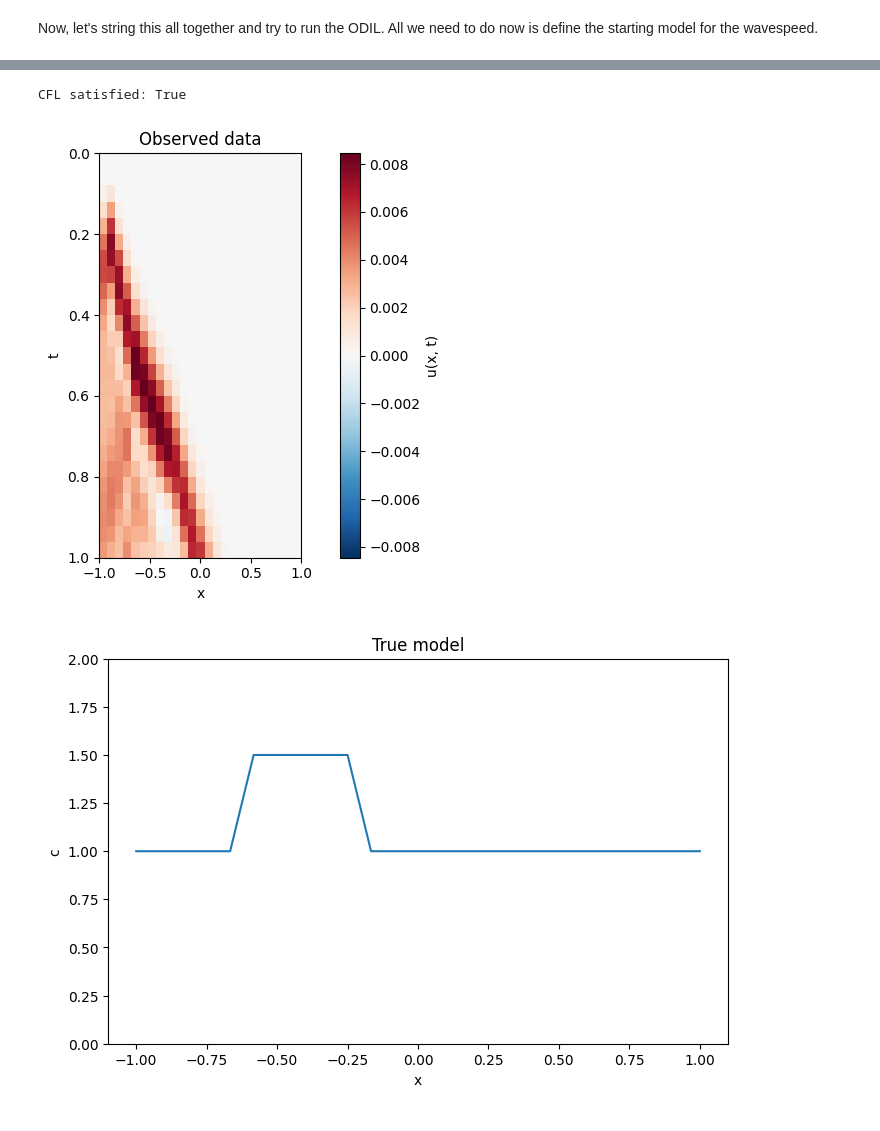
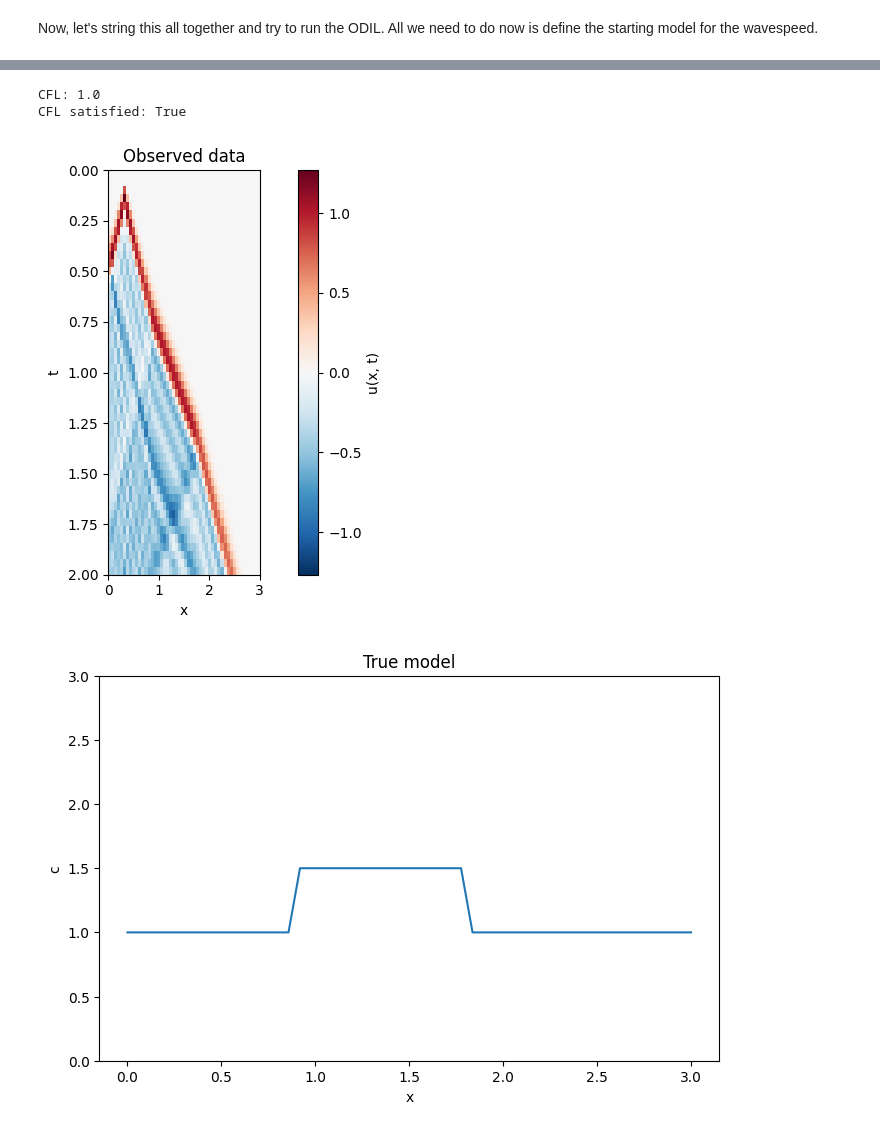
Before and after one commit to Commit2Cosmos/Transcranial-Ultrasound-ODIL, a Jupyter notebook: notebooks/sandbox/1dfwi.ipynb, the cells around one changed output, grey strips where cells are left out. Drawn from its saved outputs; the diff is of its cells as text; code cells hidden in the pictures.

Commit message:
feat: update normalisation and wavefield initislisation

```diff
--- a/notebooks/sandbox/1dfwi.ipynb
+++ b/notebooks/sandbox/1dfwi.ipynb
@@ -206,13 +206,14 @@ class AcquisitionGeometry:
     source: torch.Tensor
     ts: float
 
-    def __init__(self, u: Wavefield, recv_idx: torch.Tensor, f_peak: float=2.0, time_shift: float=0.1, num_recvs: int=3, source_idx: int=1):
+    def __init__(self, u: Wavefield, recv_idx: torch.Tensor=torch.empty(0), f_peak: float=2.0, time_shift: float=0.0, num_recvs: int=3, source_idx: int=1, source_scale: float=1.0):
         self.u = u
         self.source_idx = source_idx
+        self.source_scale = source_scale
 
-        if recv_idx is None:
+        if len(recv_idx) == 0:
             # compute receiver indices, offset from source
-            self.recv_idx = torch.linspace(self.source_idx + 2, u.I - 1, num_recvs, dtype=torch.int).long()
+            self.recv_idx = torch.linspace(1, u.I - 2, num_recvs, dtype=torch.int).long()
         else:
             self.recv_idx = recv_idx.long()
 
@@ -226,7 +227,7 @@ class AcquisitionGeometry:
     def ricker_source(self) -> torch.Tensor:
         t = torch.linspace(self.u.t_0, self.u.t_N, self.u.N, dtype=torch.float64)
         amplitude = (torch.pi**2) * (self.f_peak**2) * ((t - self.time_shift)**2)
-        return (1 - 2*amplitude) * torch.exp(-amplitude)
+        return self.source_scale * (1 - 2*amplitude) * torch.exp(-amplitude)
 
     def show_source(self):
         fig, ax = plt.subplots(figsize=(8, 4))
@@ -424,10 +429,9 @@ def run_odil(u: Wavefield, functional: Discrete1DFWILoss,
 Now, let's string this all together and try to run the ODIL. All we need to do now is define the starting model for the wavespeed.
 # %%
 # create wavefield
-u = Wavefield()
+u = Wavefield(N=50, I=50, x_0=0.0, x_I=3.0, t_N=2.0)
 # %%
 # setup geometry
-geom = AcquisitionGeometry(u, recv_idx=torch.Tensor([10, 15, 20, 24]), f_peak=2.0)
+geom = AcquisitionGeometry(u, recv_idx=torch.Tensor([20, 30, 40, 49]), source_idx=5, f_peak=2.0, source_scale=1/u.dt**2)
 geom.show_source()
-geom.show_geometry()
 # %% [output]
@@ -436,19 +439,23 @@ geom.show_geometry()
 # %%
 c_true = np.ones(u.I)
 c_max = 1.5
-c_true[5:10] = c_max # central velocity anomaly
+c_true[15:30] = c_max # central velocity anomaly
 
-print("CFL satisfied:", c_max * u.dt / u.dx <= 1 )
+cfl = c_max * u.dt / u.dx
+
+print("CFL:", cfl)
+print("CFL satisfied:", cfl <= 1 )
 # %% [output]
+CFL: 1.0
 CFL satisfied: True
 # %%
 # compute our observed data
 wavefield_true = generate_observed_data(u, c_true, geom)
 
 # wrap in a wavefield to give to the functional
-d_obs = Wavefield(init_amplitude=wavefield_true, init_wavespeed=c_true)
+d_obs = Wavefield(init_amplitude=wavefield_true, init_wavespeed=c_true, N=50, I=50, x_0=0.0, x_I=3.0, t_N=2.0)
 d_obs.show_domain("Observed data")
 d_obs.show_model("True model")
 # %% [output]
-[figure, old version]
+[figure, new version]
-[figure, old version]
+[figure, new version]
```
Also changed, not shown: parts of 7 cells of this notebook.
